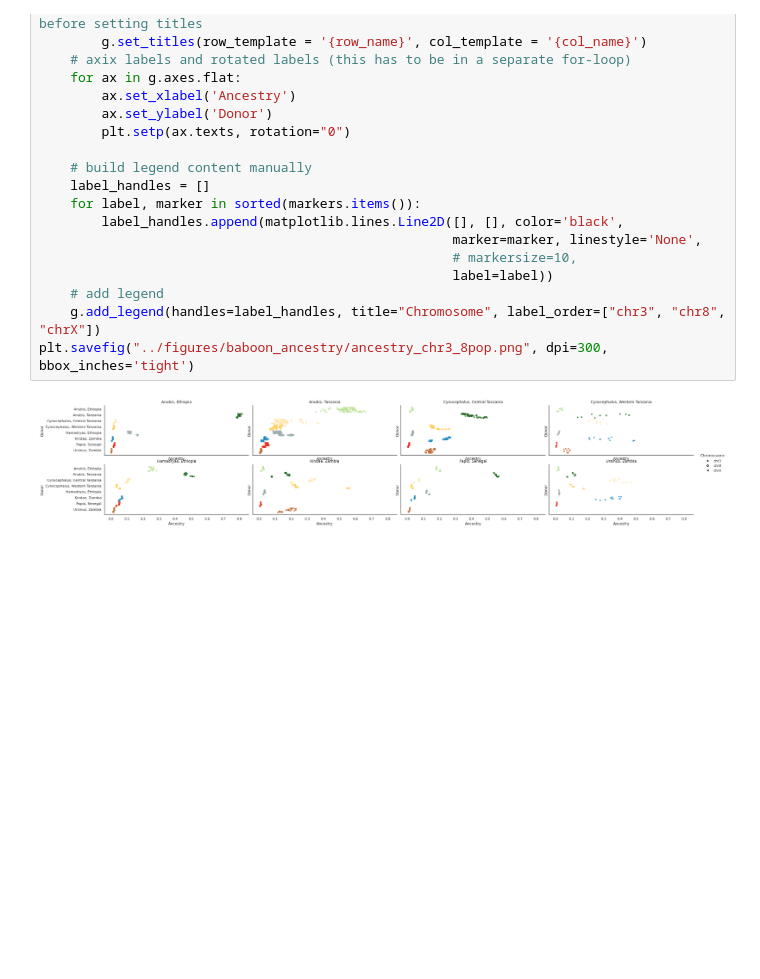
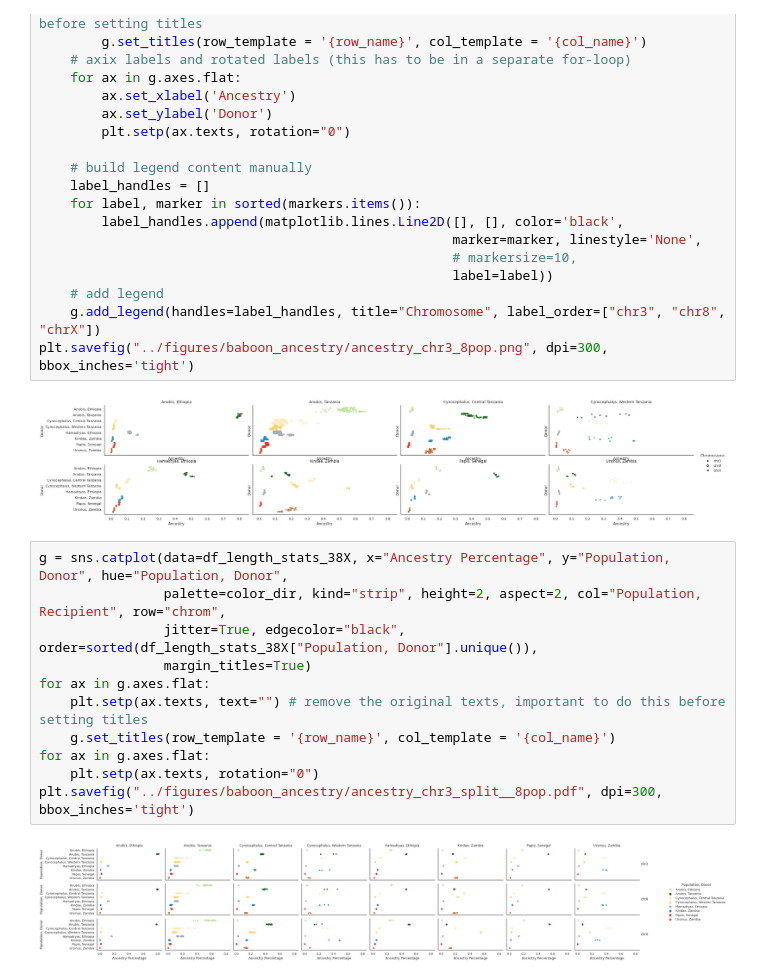
Before and after one commit to erikfogh/baboon_analysis, a Jupyter notebook: notebooks/paint12_other_chrom_ancestry.ipynb, the cells around one changed output. Saved outputs shown, nothing was run; the diff lists cells and outputs as text; blank space fills up the shorter version.

```diff
--- a/notebooks/paint12_other_chrom_ancestry.ipynb
+++ b/notebooks/paint12_other_chrom_ancestry.ipynb
@@ -290,3 +281,16 @@ with sns.color_palette(palette):
 plt.savefig("../figures/baboon_ancestry/ancestry_chr3_8pop.png", dpi=300, bbox_inches='tight')
 # %% [output]
 [figure]
+# %%
+g = sns.catplot(data=df_length_stats_38X, x="Ancestry Percentage", y="Population, Donor", hue="Population, Donor",
+                palette=color_dir, kind="strip", height=2, aspect=2, col="Population, Recipient", row="chrom",
+                jitter=True, edgecolor="black", order=sorted(df_length_stats_38X["Population, Donor"].unique()),
+                margin_titles=True)
+for ax in g.axes.flat:
+    plt.setp(ax.texts, text="") # remove the original texts, important to do this before setting titles
+    g.set_titles(row_template = '{row_name}', col_template = '{col_name}')
+for ax in g.axes.flat:
+    plt.setp(ax.texts, rotation="0")
+plt.savefig("../figures/baboon_ancestry/ancestry_chr3_split__8pop.pdf", dpi=300, bbox_inches='tight')
+# %% [output]
+[figure, added]
```
Also changed, not shown: parts of 8 cells of this notebook, 10 other files.
